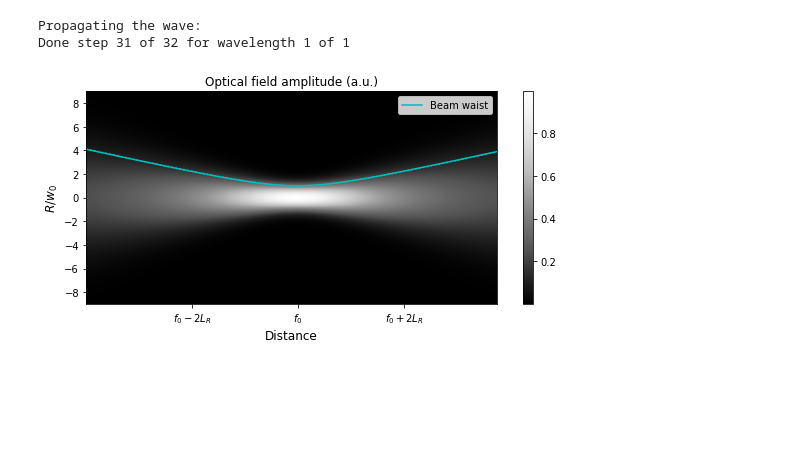
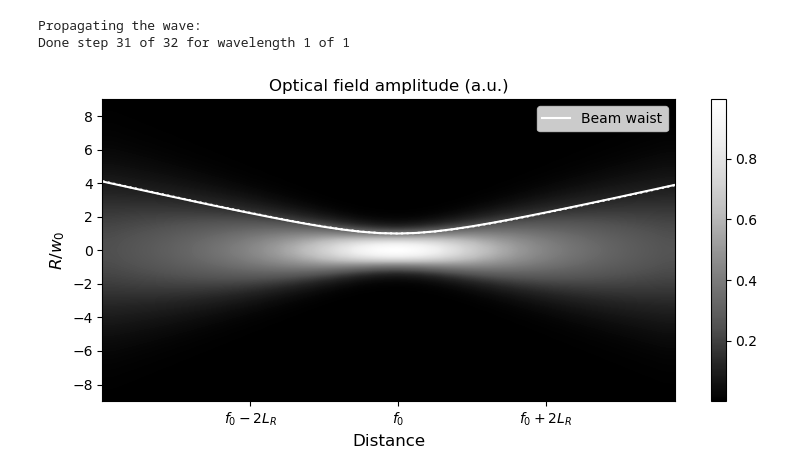
Before and after one commit to hightower8083/axiprop, a Jupyter notebook: examples/test2d.ipynb, the cells around one changed output. Drawn from its saved outputs; the diff is of its cells as text; code cells hidden in the pictures; blank space fills up the shorter version.

```diff
--- a/examples/test2d.ipynb
+++ b/examples/test2d.ipynb
@@ -81,25 +81,25 @@ for istep in range(Nsteps):
 IntesityPropagation = np.array(IntesityPropagation)
 FieldPropagation = IntesityPropagation**0.5
 # %%
-plt.figure(figsize=(8,4), tight_layout=True)
+plt.figure(figsize=(8,4), tight_layout=True, dpi=100)
 
 plt.imshow(FieldPropagation.T,
            extent=[ zsteps[0]/f0, sum(zsteps)/f0, prop.x.min()/w0, prop.x.max()/w0 ],
            aspect='auto', origin='lower', interpolation='gaussian',
            cmap=plt.cm.Greys_r)
 
 plt.colorbar()
 
-plt.plot(z_axis/f0, waist, c='c')
-plt.plot(z_axis/f0, ( 1 + ((z_axis-f0)/L_R)**2 )**.5, ':', c='c' )
+plt.plot(z_axis/f0, waist, c='w')
+plt.plot(z_axis/f0, ( 1 + ((z_axis-f0)/L_R)**2 )**.5, ':', c='w' )
 plt.legend(('Beam waist',))
 
 plt.xticks(np.array([1-2*L_R/f0, 1, 1+2*L_R/f0]),
            (r'$f_0-2L_R$', r'$f_0$', r'$f_0+2L_R$',))
 
 plt.title('Optical field amplitude (a.u.)',fontsize=12)
 plt.xlabel('Distance', fontsize=12)
 plt.ylabel('$R/w_0$', fontsize=12);
 plt.ylim(-9, 9);
 # %% [output]
-[figure, old version]
+[figure, new version]
```
Also changed, not shown: parts of 1 cell of this notebook, 4 other files.
